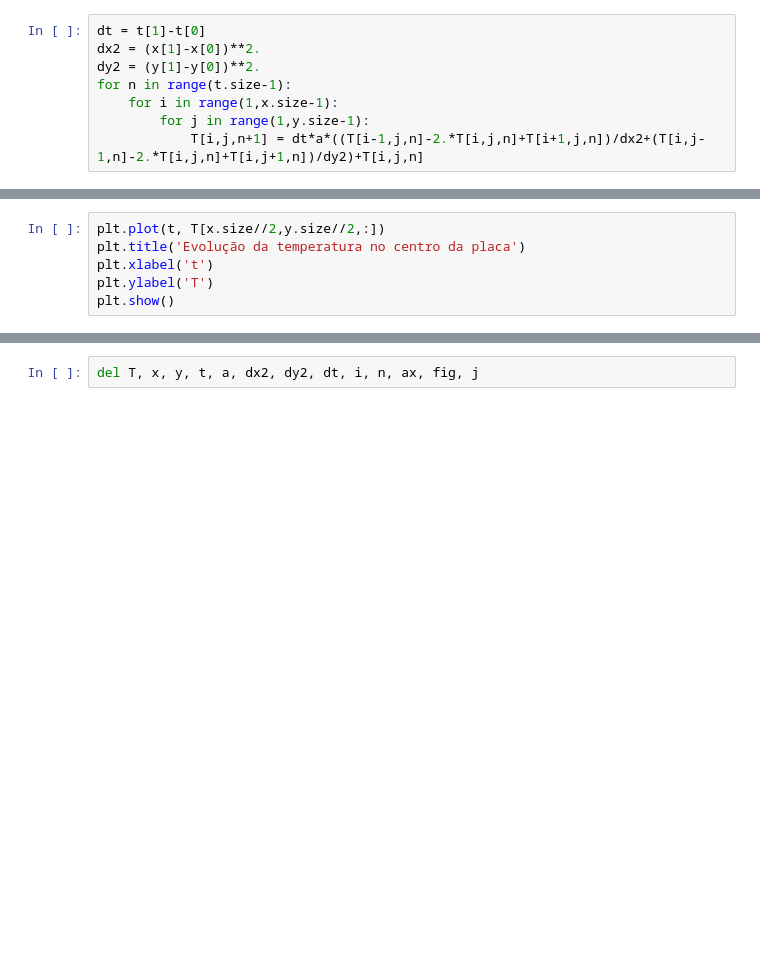
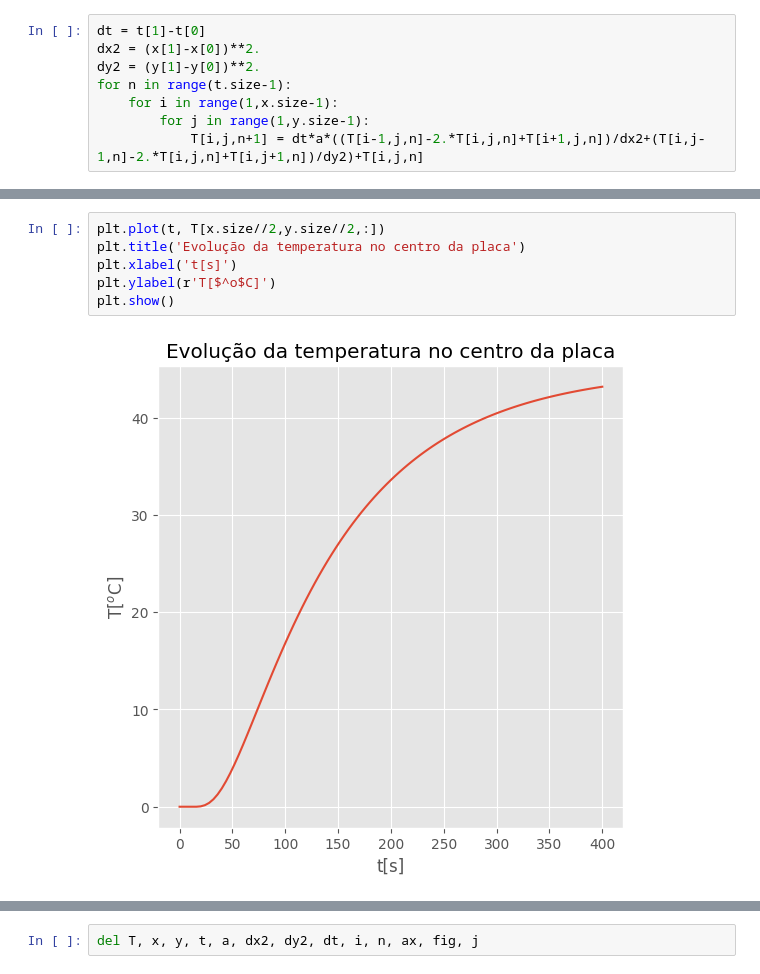
Before and after one commit to fschuch/Python-Transferencia-de-Calor, a Jupyter notebook: aula.ipynb, the cells around one changed output, grey strips where cells are left out. Drawn from its saved outputs; the diff is of its cells as text; blank space fills up the shorter version.

```diff
--- a/aula.ipynb
+++ b/aula.ipynb
@@ -611,9 +660,11 @@ plt.show()
 # %%
 plt.plot(t, T[x.size//2,y.size//2,:])
 plt.title('Evolução da temperatura no centro da placa')
-plt.xlabel('t')
-plt.ylabel('T')
+plt.xlabel('t[s]')
+plt.ylabel(r'T[$^o$C]')
 plt.show()
+# %% [output]
+[figure, added]
 # %%
 plt.plot(y, T[x.size//2,:,-1])
 plt.title(f'Evolução espacial da temperatura: x={x[x.size//2]}, t={t[-1]}')
```
Also changed, not shown: parts of 32 cells of this notebook.
